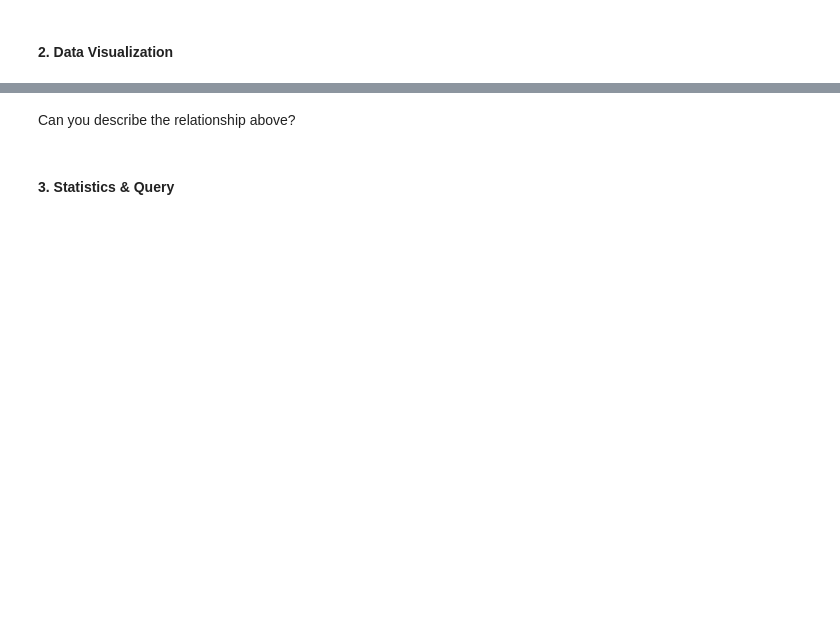
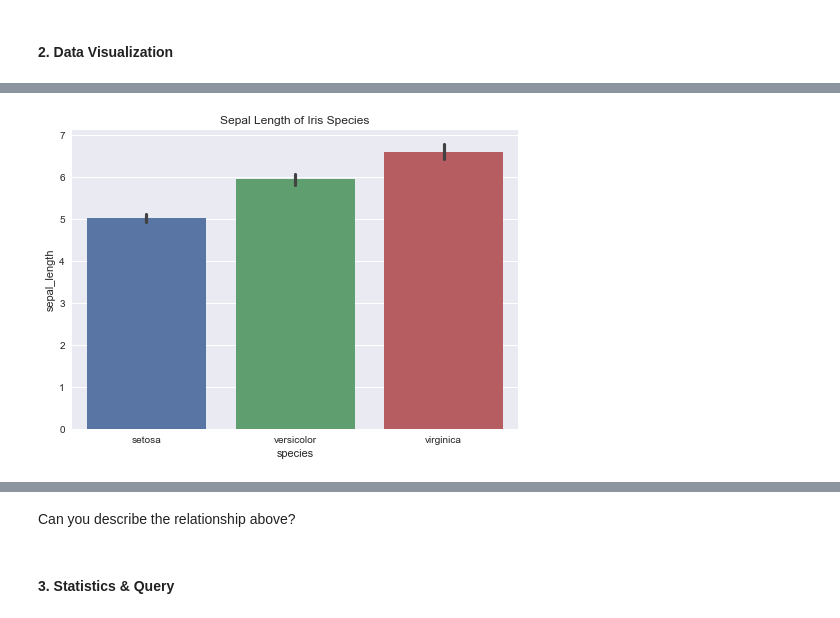
Before and after one commit to dt1086/phase1-code-challenge-review, a Jupyter notebook: Phase1_Review.ipynb, the cells around one changed output, grey strips where cells are left out. Saved outputs shown, nothing was run; the diff lists cells and outputs as text; code cells hidden in the pictures; blank space fills up the shorter version.

```diff
--- a/Phase1_Review.ipynb
+++ b/Phase1_Review.ipynb
@@ -47,3 +86,6 @@ df2.iloc[2,1:3] = np.nan
 # create a new column, that is 10 times the sepal length, called sepal length 10
 
 ### your code here
+
+df['sepal_length_10'] = df['sepal_length'].map(lambda x: x*10)
+df.head()
@@ -56,8 +139,12 @@ df2.iloc[2,1:3] = np.nan
 # %%
 # use a barplot, visualize the average sepal length for each species of iris. make sure to give your graph a title
 # and label the axes
 
 ### your code here
+
+sns.barplot(x=df['species'], y=df['sepal_length']).set_title('Sepal Length of Iris Species');
+# %% [output]
+[figure, added]
 # %%
 # another visualization - create a bar chart using the following dummy data
 persons = ['Annie', 'David', 'Lucy','Jin']
```
Also changed, not shown: parts of 19 cells of this notebook.
